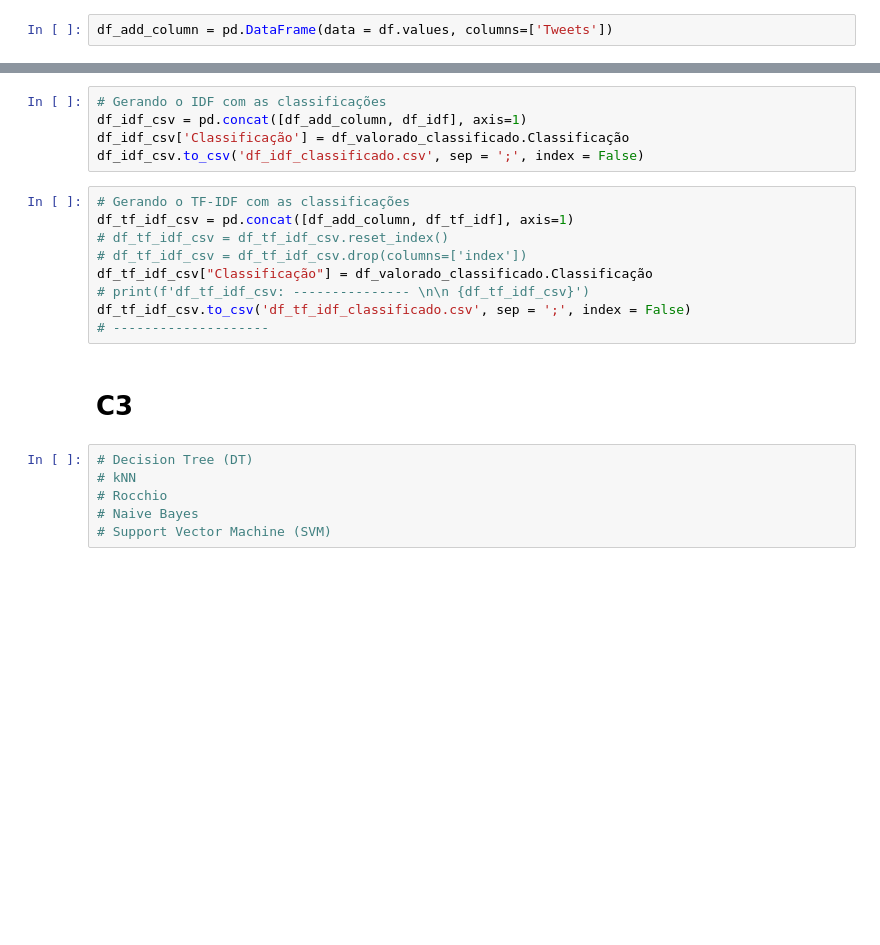
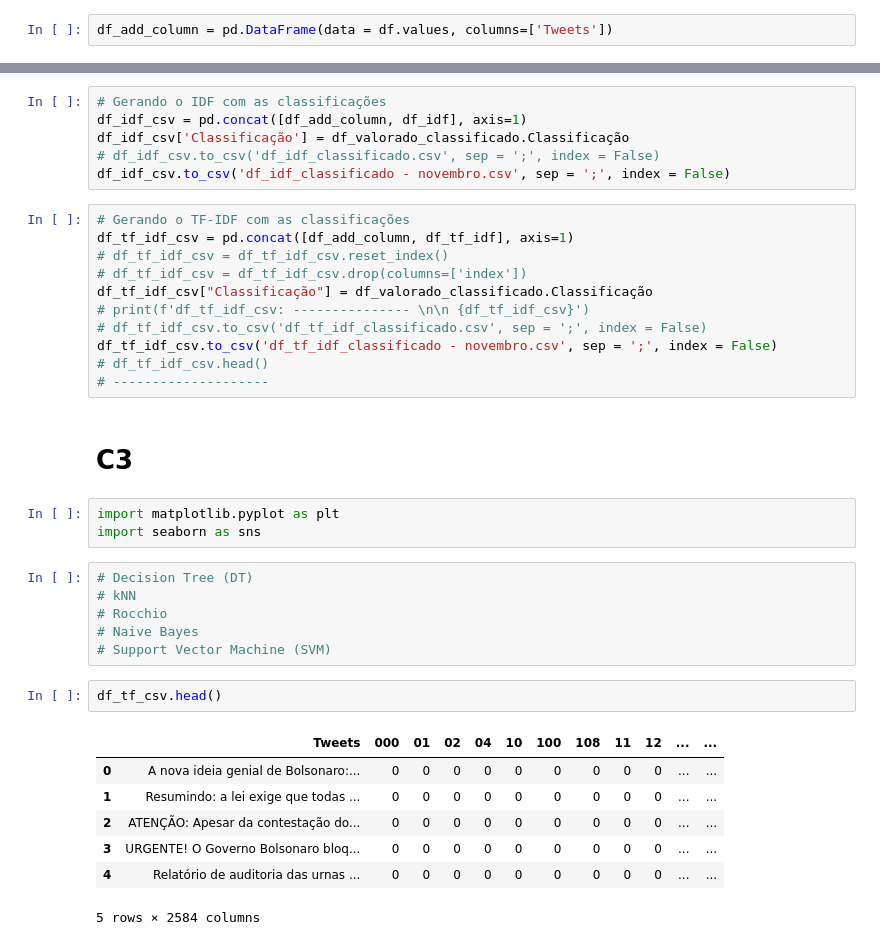
Before and after one commit to rrsouzza/ProjetoIntegradorIV_2022-2, a Jupyter notebook: ponderacoes.ipynb, the cells around one changed output, grey strips where cells are left out. Cells and saved outputs as stored; diff of their text form; blank space fills up the shorter version.

```diff
--- a/ponderacoes.ipynb
+++ b/ponderacoes.ipynb
@@ -386,7 +390,8 @@ df_tf_csv.to_csv('df_tf_classificado.csv', sep = ';', index = False)
 # Gerando o IDF com as classificações
 df_idf_csv = pd.concat([df_add_column, df_idf], axis=1)
 df_idf_csv['Classificação'] = df_valorado_classificado.Classificação
-df_idf_csv.to_csv('df_idf_classificado.csv', sep = ';', index = False)
+# df_idf_csv.to_csv('df_idf_classificado.csv', sep = ';', index = False)
+df_idf_csv.to_csv('df_idf_classificado - novembro.csv', sep = ';', index = False)
 # %%
 # Gerando o TF-IDF com as classificações
 df_tf_idf_csv = pd.concat([df_add_column, df_tf_idf], axis=1)
@@ -394,13 +399,28 @@ df_tf_idf_csv = pd.concat([df_add_column, df_tf_idf], axis=1)
 # df_tf_idf_csv = df_tf_idf_csv.drop(columns=['index'])
 df_tf_idf_csv["Classificação"] = df_valorado_classificado.Classificação
 # print(f'df_tf_idf_csv: --------------- \n\n {df_tf_idf_csv}')
-df_tf_idf_csv.to_csv('df_tf_idf_classificado.csv', sep = ';', index = False)
+# df_tf_idf_csv.to_csv('df_tf_idf_classificado.csv', sep = ';', index = False)
+df_tf_idf_csv.to_csv('df_tf_idf_classificado - novembro.csv', sep = ';', index = False)
+# df_tf_idf_csv.head()
 # --------------------
 # %% [markdown]
 # C3
+# %%
+import matplotlib.pyplot as plt
+import seaborn as sns
 # %%
 # Decision Tree (DT)
 # kNN
 # Rocchio
 # Naive Bayes
 # Support Vector Machine (SVM)
+# %%
+df_tf_csv.head()
+# %% [output]
+|  | Tweets | 000 | 01 | 02 | 04 | 10 | 100 | 108 | 11 | 12 | ... | ... |
+| 0 | A nova ideia genial de Bolsonaro:... | 0 | 0 | 0 | 0 | 0 | 0 | 0 | 0 | 0 | ... | ... |
+| 1 | Resumindo: a lei exige que todas ... | 0 | 0 | 0 | 0 | 0 | 0 | 0 | 0 | 0 | ... | ... |
+| 2 | ATENÇÃO: Apesar da contestação do... | 0 | 0 | 0 | 0 | 0 | 0 | 0 | 0 | 0 | ... | ... |
+| 3 | URGENTE! O Governo Bolsonaro bloq... | 0 | 0 | 0 | 0 | 0 | 0 | 0 | 0 | 0 | ... | ... |
+| 4 | Relatório de auditoria das urnas ... | 0 | 0 | 0 | 0 | 0 | 0 | 0 | 0 | 0 | ... | ... |
+5 rows × 2584 columns
```
Also changed, not shown: parts of 15 cells of this notebook, 11 other files.
